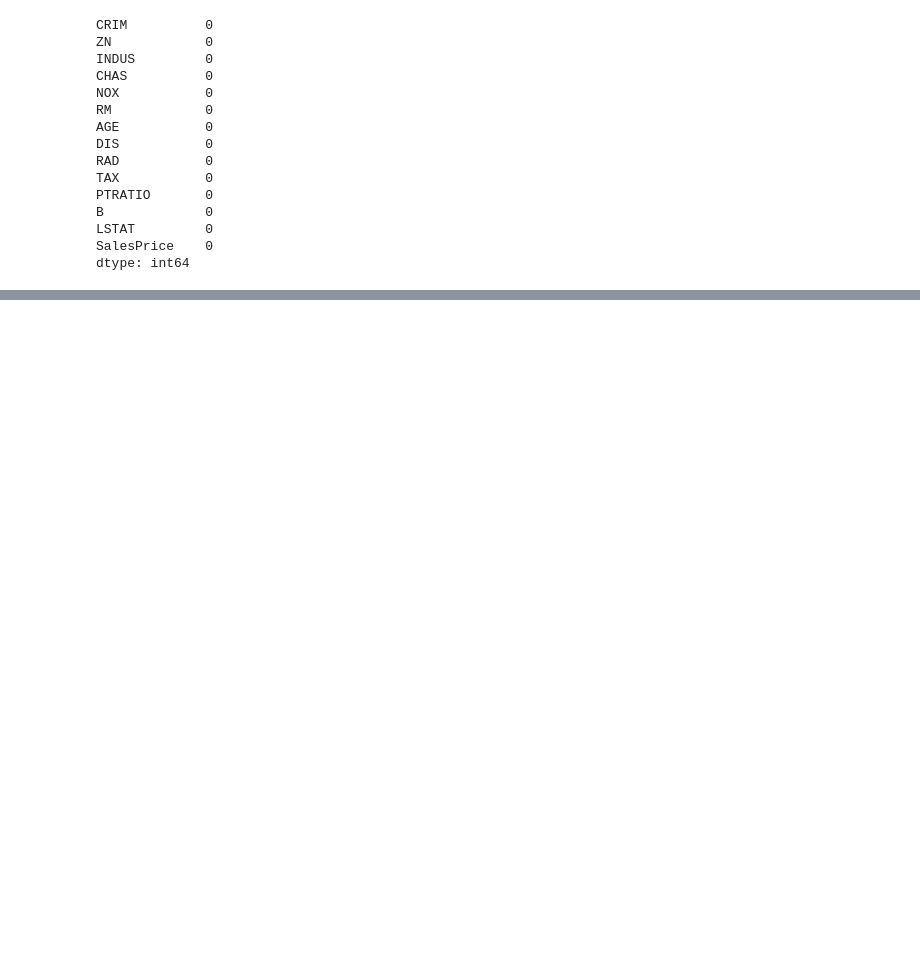
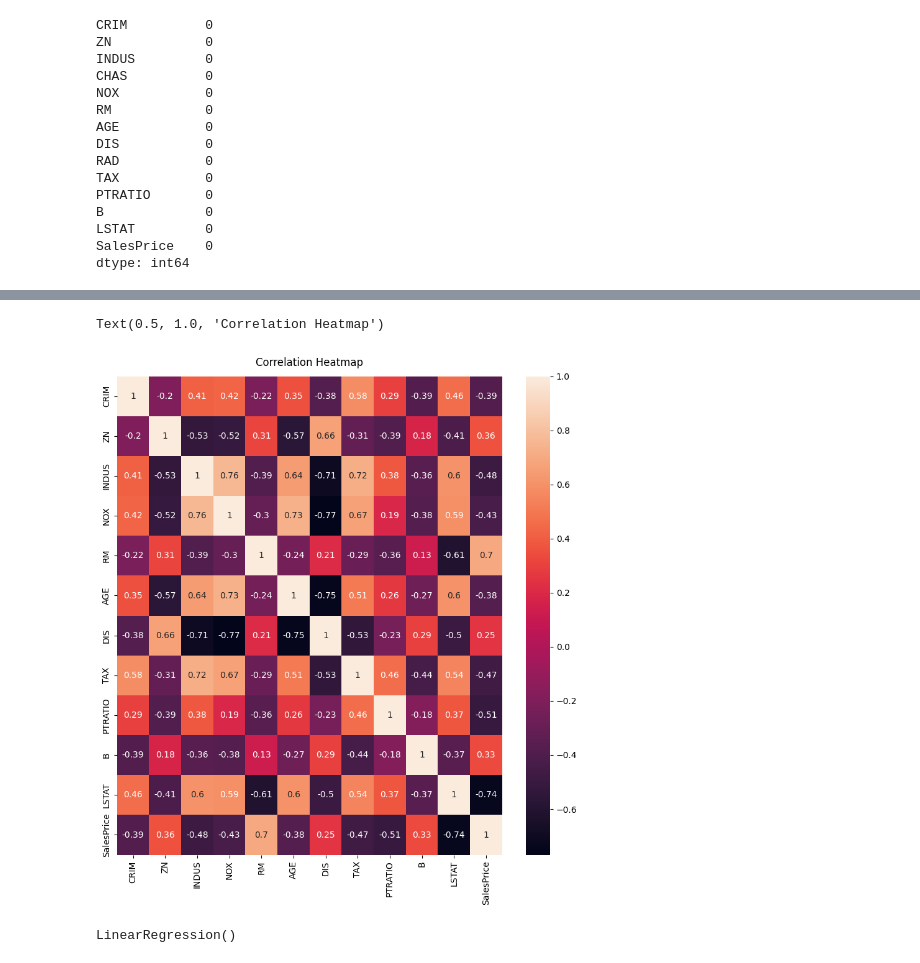
Before and after one commit to Nikhil-V98/Project, a Jupyter notebook: House.ipynb, the cells around one changed output, grey strips where cells are left out. Cells and saved outputs as stored; diff of their text form; code cells hidden in the pictures; blank space fills up the shorter version.

```diff
--- a/House.ipynb
+++ b/House.ipynb
@@ -160,0 +159,7 @@ dtype: int64
+# %%
+plt.figure(figsize = (10, 10))
+heatmap = sns.heatmap(data.corr(),annot = True)
+heatmap.set_title('Correlation Heatmap', fontdict = {'fontsize' : 12}, pad = 12)
+# %% [output]
+Text(0.5, 1.0, 'Correlation Heatmap')
+[figure, added]
@@ -160,0 +176,6 @@ dtype: int64
+# %%
+from sklearn.linear_model import LinearRegression
+lr = LinearRegression()
+lr.fit(X_train, y_train)
+# %% [output]
+LinearRegression()
```
Also changed, not shown: parts of 18 cells of this notebook.
